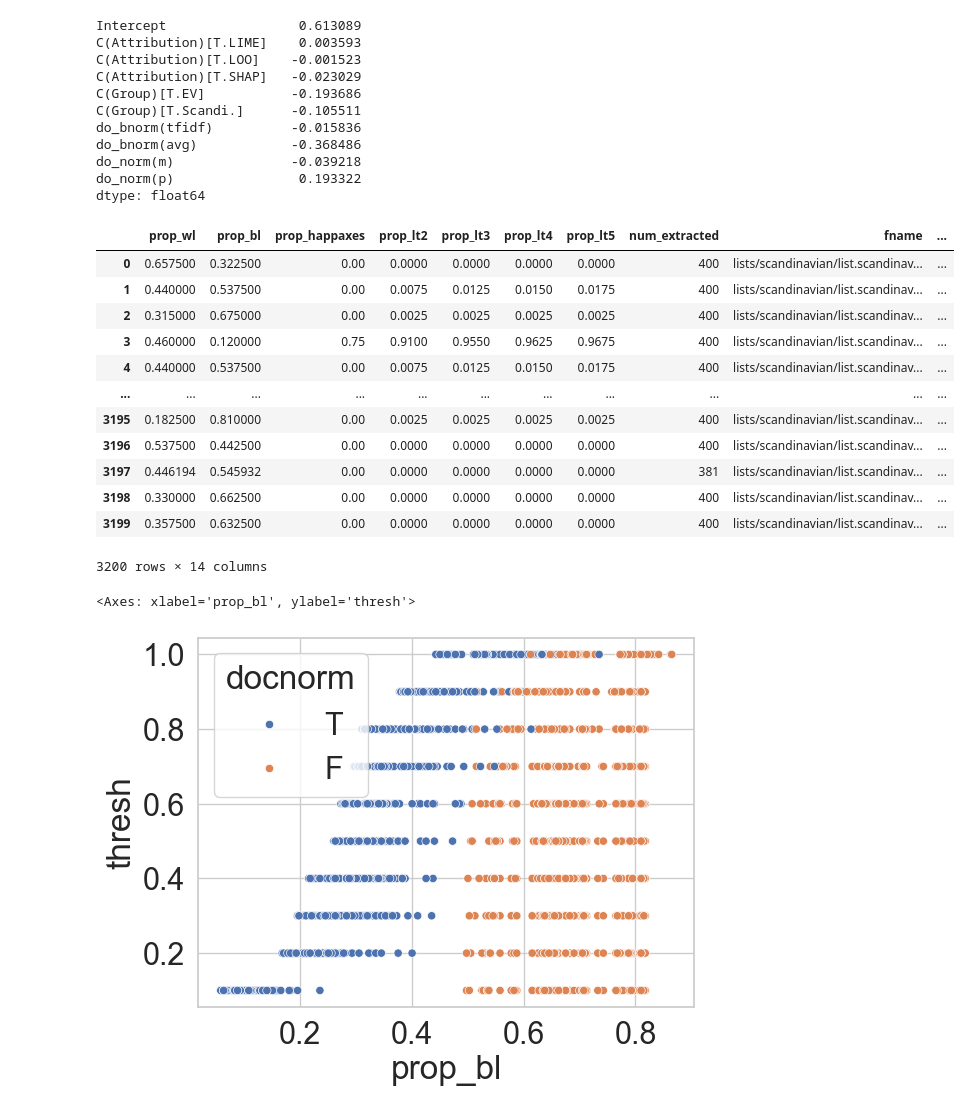
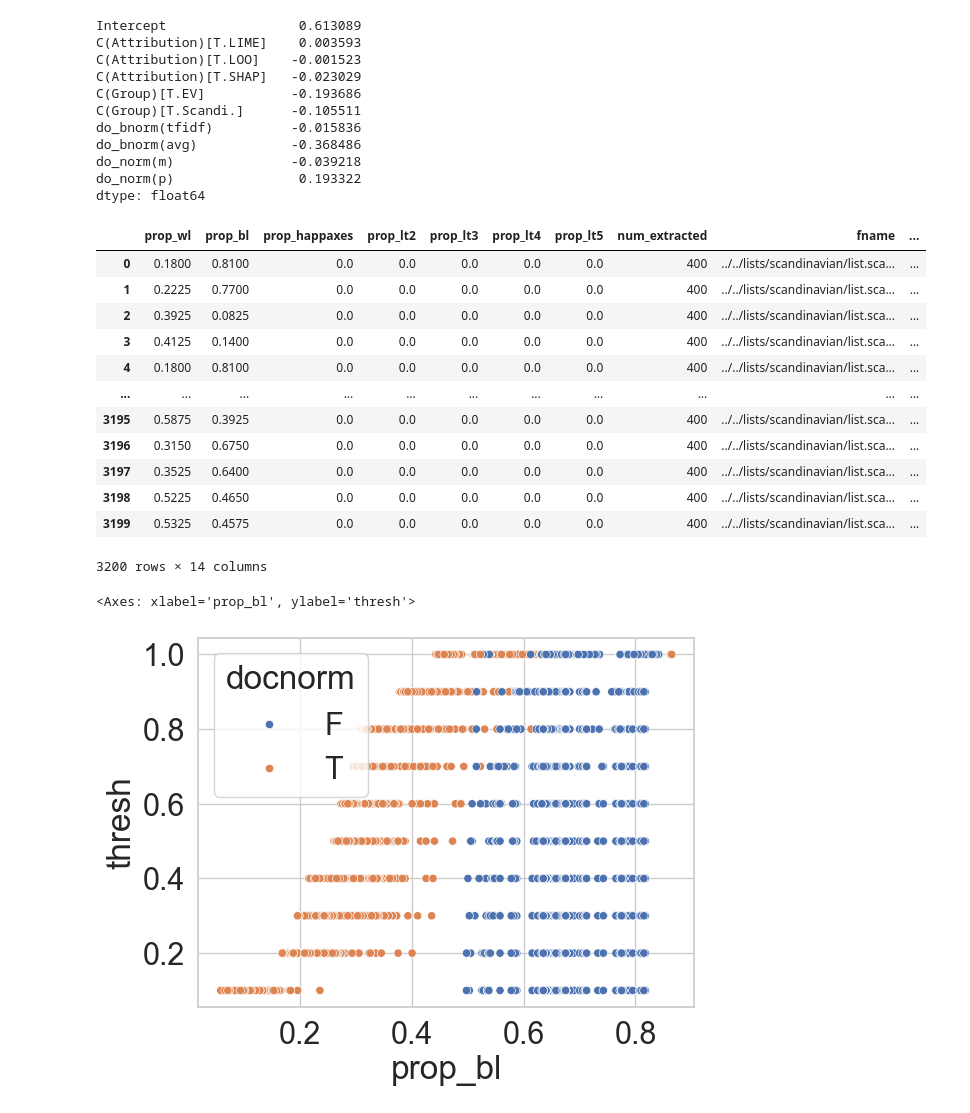
Before and after one commit to Helsinki-NLP/shibboleth, a Jupyter notebook: vizs/reflists/list-agg.ipynb, the cells around one changed output. Saved outputs shown, nothing was run; the diff lists cells and outputs as text; code cells hidden in the pictures.

```diff
--- a/vizs/reflists/list-agg.ipynb
+++ b/vizs/reflists/list-agg.ipynb
@@ -26,7 +26,7 @@ for grp in EXP1_GRPS:
     for listname in pathlib.Path(f'../../lists/{grp}').glob('**/list.*'):
         data = pd.read_csv(listname)
         records.append({
-            'list_name': str(listname),
+            'list_name': str(listname).split('/')[-1],
             '% falselist': data.in_blacklist.mean() if "in_blacklist" in data.columns else 0,
             **dict(kv.split('=') for kv in '.'.join(listname.name.split('.')[2:-1]).split('_')),
         })
@@ -48,6 +48,6 @@ df
 9600 rows × 7 columns
 # %%
-df['Group'] = df.list_name.apply(lambda lstnm: lstnm.split('/')[-2]).map(REMAPS)
+df['Group'] = df.list_name.apply(lambda lstnm: lstnm.split('.')[1]).map(REMAPS)
 df['Attribution'] = df.attrib.str.upper()
 df['m'] = df.mpd.apply(int)
 df['p'] = df.thresh.apply(float)
@@ -325,32 +325,32 @@ do_norm(m)               -0.039218
 do_norm(p)                0.193322
 dtype: float64
 # %%
-df = pd.read_csv('../../lists/scandinavian_lists_overview.csv')
-for idx, hparam in enumerate(['attrib', 'mdp', 'thresh', 'docnorm', 'tfidf']):
-    df[hparam] = df.fname.apply(lambda fname: fname[:-len('.csv')].split('.', 2)[2].split('_')[idx][len(hparam)+1:])
+df = pd.read_csv('scandinavian_lists_overview.csv')
+for idx, hparam in enumerate(['attrib', 'mdp', 'thresh', 'docnorm', 'tfidf']):df[hparam] = df.fname.apply(lambda fname: fname.split('/')[-1].replace('.csv', '').split('.', 2)[2].split('_')[idx][len(hparam)+1:])
+
 df['mdp'] = df.mdp.apply(int)
 df['thresh'] = df.thresh.apply(float)
 df1 = df
 df
 # %% [output]
 |  | prop_wl | prop_bl | prop_happaxes | prop_lt2 | prop_lt3 | prop_lt4 | prop_lt5 | num_extracted | fname | ... |
-| 0 | 0.657500 | 0.322500 | 0.00 | 0.0000 | 0.0000 | 0.0000 | 0.0000 | 400 | lists/scandinavian/list.scandinav... | ... |
-| 1 | 0.440000 | 0.537500 | 0.00 | 0.0075 | 0.0125 | 0.0150 | 0.0175 | 400 | lists/scandinavian/list.scandinav... | ... |
-| 2 | 0.315000 | 0.675000 | 0.00 | 0.0025 | 0.0025 | 0.0025 | 0.0025 | 400 | lists/scandinavian/list.scandinav... | ... |
-| 3 | 0.460000 | 0.120000 | 0.75 | 0.9100 | 0.9550 | 0.9625 | 0.9675 | 400 | lists/scandinavian/list.scandinav... | ... |
-| 4 | 0.440000 | 0.537500 | 0.00 | 0.0075 | 0.0125 | 0.0150 | 0.0175 | 400 | lists/scandinavian/list.scandinav... | ... |
+| 0 | 0.1800 | 0.8100 | 0.0 | 0.0 | 0.0 | 0.0 | 0.0 | 400 | ../../lists/scandinavian/list.sca... | ... |
+| 1 | 0.2225 | 0.7700 | 0.0 | 0.0 | 0.0 | 0.0 | 0.0 | 400 | ../../lists/scandinavian/list.sca... | ... |
+| 2 | 0.3925 | 0.0825 | 0.0 | 0.0 | 0.0 | 0.0 | 0.0 | 400 | ../../lists/scandinavian/list.sca... | ... |
+| 3 | 0.4125 | 0.1400 | 0.0 | 0.0 | 0.0 | 0.0 | 0.0 | 400 | ../../lists/scandinavian/list.sca... | ... |
+| 4 | 0.1800 | 0.8100 | 0.0 | 0.0 | 0.0 | 0.0 | 0.0 | 400 | ../../lists/scandinavian/list.sca... | ... |
 | ... | ... | ... | ... | ... | ... | ... | ... | ... | ... | ... |
-| 3195 | 0.182500 | 0.810000 | 0.00 | 0.0025 | 0.0025 | 0.0025 | 0.0025 | 400 | lists/scandinavian/list.scandinav... | ... |
-| 3196 | 0.537500 | 0.442500 | 0.00 | 0.0000 | 0.0000 | 0.0000 | 0.0000 | 400 | lists/scandinavian/list.scandinav... | ... |
-| 3197 | 0.446194 | 0.545932 | 0.00 | 0.0000 | 0.0000 | 0.0000 | 0.0000 | 381 | lists/scandinavian/list.scandinav... | ... |
-| 3198 | 0.330000 | 0.662500 | 0.00 | 0.0000 | 0.0000 | 0.0000 | 0.0000 | 400 | lists/scandinavian/list.scandinav... | ... |
-| 3199 | 0.357500 | 0.632500 | 0.00 | 0.0000 | 0.0000 | 0.0000 | 0.0000 | 400 | lists/scandinavian/list.scandinav... | ... |
+| 3195 | 0.5875 | 0.3925 | 0.0 | 0.0 | 0.0 | 0.0 | 0.0 | 400 | ../../lists/scandinavian/list.sca... | ... |
+| 3196 | 0.3150 | 0.6750 | 0.0 | 0.0 | 0.0 | 0.0 | 0.0 | 400 | ../../lists/scandinavian/list.sca... | ... |
+| 3197 | 0.3525 | 0.6400 | 0.0 | 0.0 | 0.0 | 0.0 | 0.0 | 400 | ../../lists/scandinavian/list.sca... | ... |
+| 3198 | 0.5225 | 0.4650 | 0.0 | 0.0 | 0.0 | 0.0 | 0.0 | 400 | ../../lists/scandinavian/list.sca... | ... |
+| 3199 | 0.5325 | 0.4575 | 0.0 | 0.0 | 0.0 | 0.0 | 0.0 | 400 | ../../lists/scandinavian/list.sca... | ... |
 3200 rows × 14 columns
 # %%
 sns.scatterplot(data=df1, x='prop_bl', y='thresh', hue='docnorm')
 # %% [output]
 <Axes: xlabel='prop_bl', ylabel='thresh'>
-[figure, old version]
+[figure, new version]
 # %%
 df['norm_setup'] =  df.apply(lambda row: row['docnorm'] + row['tfidf'], axis=1)
 g = sns.FacetGrid(data=df[df.docnorm == 'T'], row='attrib', col='thresh', hue='norm_setup')
```
Also changed, not shown: parts of 18 cells of this notebook, 21 other files.
